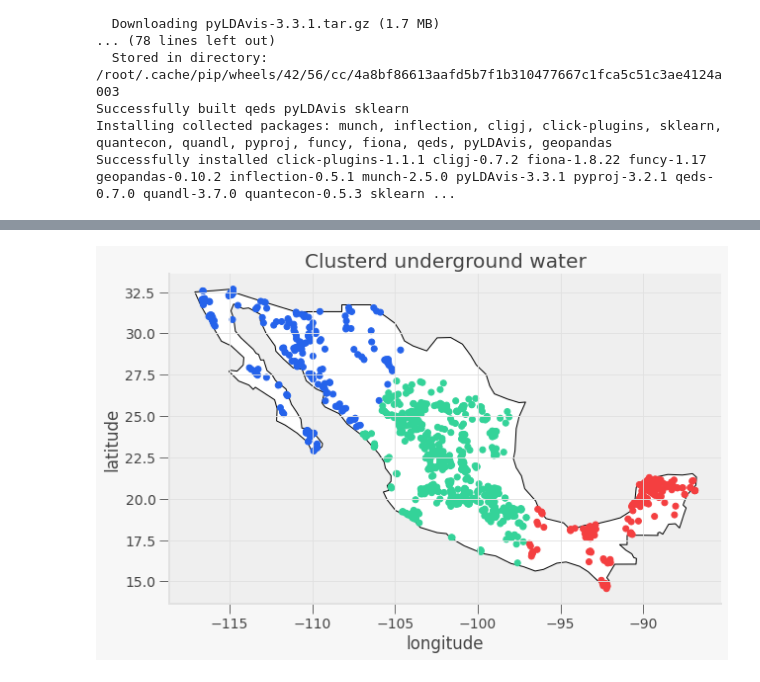
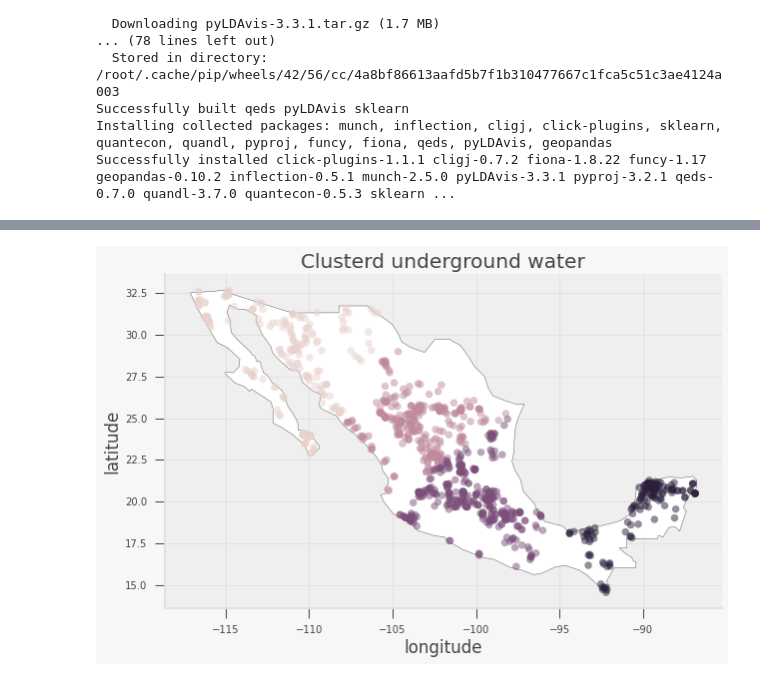
Before and after one commit to angelsalazar/MNA_Challenge, a Jupyter notebook: Challenge_1.ipynb, the cells around one changed output, grey strips where cells are left out. Cells and saved outputs as stored; diff of their text form; code cells hidden in the pictures.

Commit message:
fixing boxplots illustration and clustering results

```diff
--- a/Challenge_1.ipynb
+++ b/Challenge_1.ipynb
@@ -450,0 +453,11 @@ The cluster model gets initialized 3 clusters because the dataset labels each en
+# %%
+# the optimal number of clusters
+# gets computed through the elbow method
+
+# Instantiate the clustering model and visualizer
+model = KMeans()
+visualizer = KElbowVisualizer(model, k=(2,10))
+ # Fit the data to the visualizer
+visualizer.fit(clusteringDf)
+# ploting KElbow
+visualizer.show()
@@ -451,6 +471,10 @@ The cluster model gets initialized 3 clusters because the dataset labels each en
 # %%
+# the value of 4 gets assgined based on the result
+# provided by the elbow visualizer
+OPTIMAL_N_CLUSTERS = 4
+
 # creating instance of KMeans model
-cluster = KMeans(n_clusters=3)
+cluster = KMeans(n_clusters = OPTIMAL_N_CLUSTERS)
 
 # training model
 cluster.fit(clusteringDf)
@@ -579,9 +604,10 @@ world.head()
 | USA | 326625791 | North America | United States of America | 18560000.0 | MULTIPOLYGON (((-122.84000 49.000... |
 # %%
 colorsByCulterId = {
-    2 : '#F43F40',
-    1 : '#2563EB',
-    0 : '#34D399'
+    0 : '#E8D2CC',
+    1 : '#BF8A9D',
+    2 : '#7B4F7A',
+    3 : '#2B1F3C'
 }
 def colorMap(row):
   return colorsByCulterId[row['K_MEANS_PRED']]
@@ -598,16 +624,16 @@ gdf.head()
 # %%
 fig, gax = plt.subplots(figsize=(10,10))
 world.query("name == 'Mexico'").plot(ax = gax, edgecolor='black', color='white')
 
-gdf.plot(ax=gax, color=gdf['K_MEANS_PRED_COLOR'])
+gdf.plot(ax=gax, alpha = 0.5, color=gdf['K_MEANS_PRED_COLOR'])
 
 gax.set_xlabel('longitude')
 gax.set_ylabel('latitude')
 gax.set_title('Clusterd underground water')
 
 gax.spines['top'].set_visible(False)
 gax.spines['right'].set_visible(False)
 
 plt.show()
 # %% [output]
-[figure, old version]
+[figure, new version]
```
Also changed, not shown: parts of 17 cells of this notebook, 1 other file.
